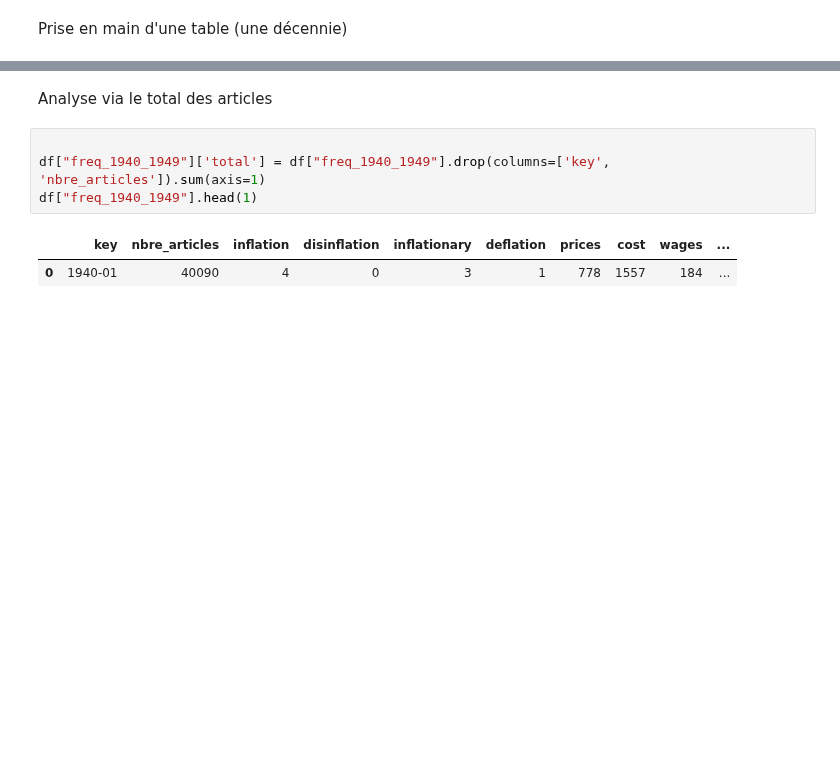
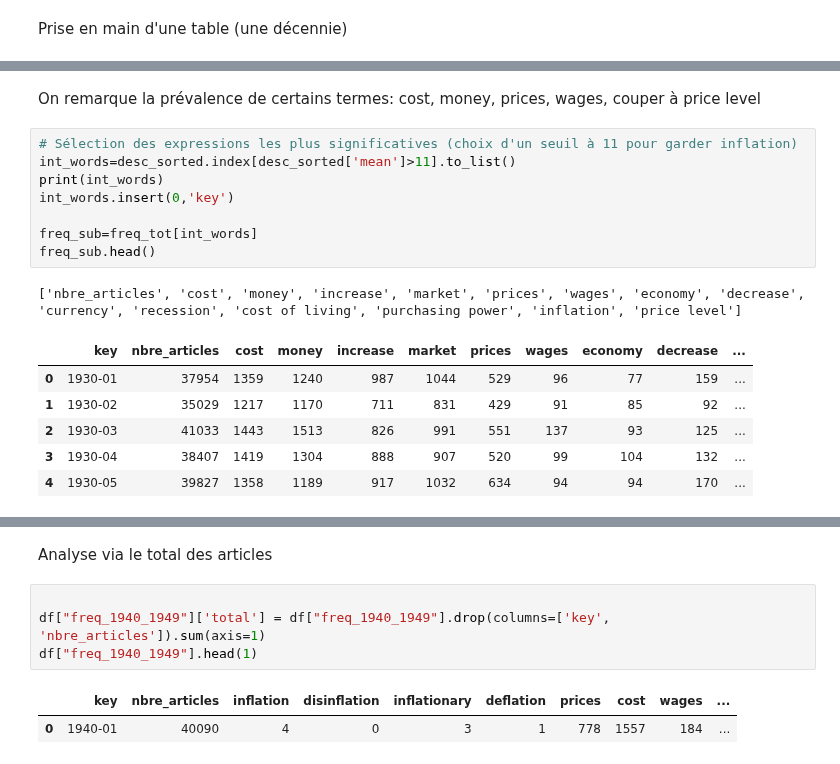
Before and after one commit to Rapamel/ProjetPythonDatascience, a Jupyter notebook: Main_Inflation.ipynb, the cells around one changed output, grey strips where cells are left out. Saved outputs shown, nothing was run; the diff lists cells and outputs as text; blank space fills up the shorter version.

```diff
--- a/Main_Inflation.ipynb
+++ b/Main_Inflation.ipynb
@@ -470,0 +451,19 @@ Total variance explained by 2 components: 0.33307282904205965
+# %% [markdown]
+On remarque la prévalence de certains termes: cost, money, prices, wages,
+couper à price level
+# %%
+# Sélection des expressions les plus significatives (choix d'un seuil à 11 pour garder inflation)
+int_words=desc_sorted.index[desc_sorted['mean']>11].to_list()
+print(int_words)
+int_words.insert(0,'key')
+
+freq_sub=freq_tot[int_words]
+freq_sub.head()
+# %% [output]
+['nbre_articles', 'cost', 'money', 'increase', 'market', 'prices', 'wages', 'economy', 'decrease', 'currency', 'recession', 'cost of living', 'purchasing power', 'inflation', 'price level']
+|  | key | nbre_articles | cost | money | increase | market | prices | wages | economy | decrease | ... |
+| 0 | 1930-01 | 37954 | 1359 | 1240 | 987 | 1044 | 529 | 96 | 77 | 159 | ... |
+| 1 | 1930-02 | 35029 | 1217 | 1170 | 711 | 831 | 429 | 91 | 85 | 92 | ... |
+| 2 | 1930-03 | 41033 | 1443 | 1513 | 826 | 991 | 551 | 137 | 93 | 125 | ... |
+| 3 | 1930-04 | 38407 | 1419 | 1304 | 888 | 907 | 520 | 99 | 104 | 132 | ... |
+| 4 | 1930-05 | 39827 | 1358 | 1189 | 917 | 1032 | 634 | 94 | 94 | 170 | ... |
```
Also changed, not shown: parts of 39 cells of this notebook, 2 other files.
